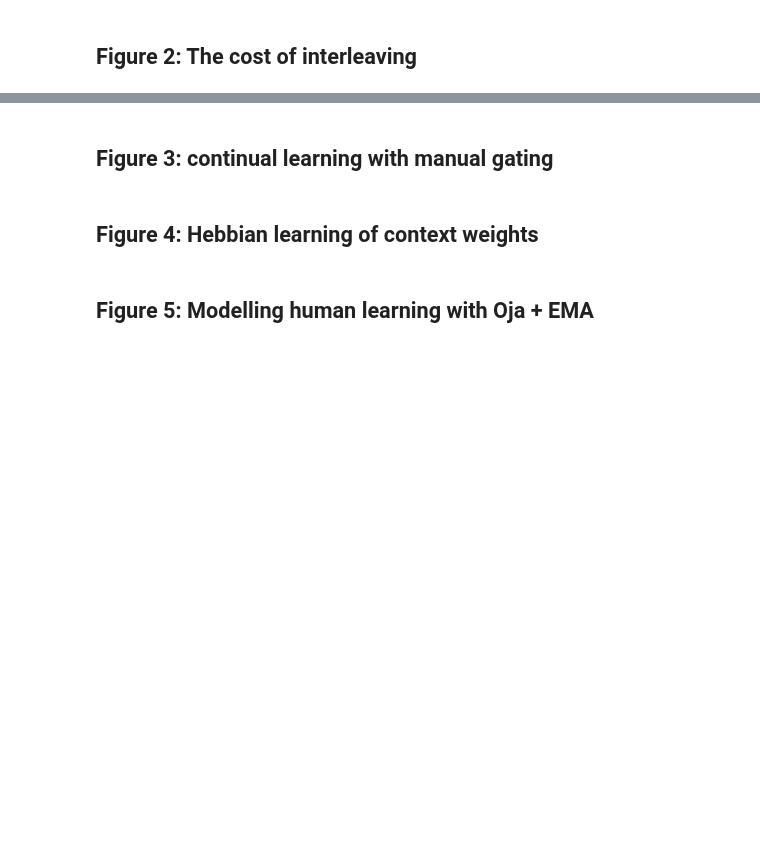
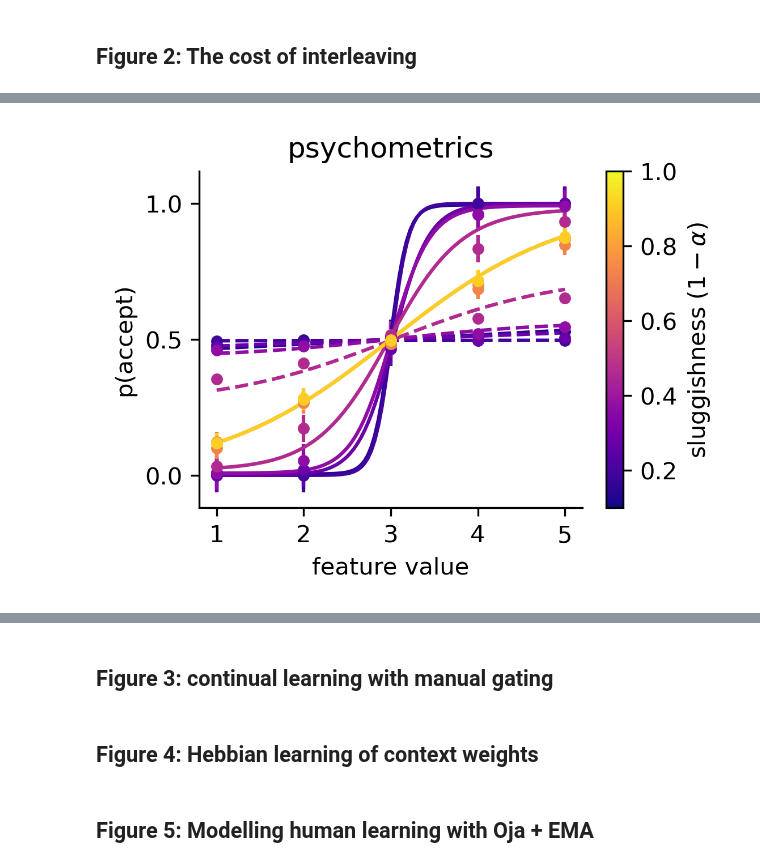
Before and after one commit to summerfieldlab/Flesch_Nagy_etal_HebbCL, a Jupyter notebook: notebooks/paper_figures_scratchpad.ipynb, the cells around one changed output, grey strips where cells are left out. Cells and saved outputs as stored; diff of their text form; code cells hidden in the pictures; blank space fills up the shorter version.

Commit message:
more docstrings and reproduced sluggish runs

```diff
--- a/notebooks/paper_figures_scratchpad.ipynb
+++ b/notebooks/paper_figures_scratchpad.ipynb
@@ -270,6 +159,6 @@ plt.tight_layout()
 # %%
 # sigmoids
-%matplotlib qt
+%matplotlib inline
 sluggish_vals = np.round(np.linspace(0.05,1,20),2)
 alphas_to_plot = [0.05,0.1, 0.2, 0.3, 0.4, 0.7, 1]
 idces = [np.where(alp==sluggish_vals)[0][0] for alp in alphas_to_plot]
@@ -287,40 +176,42 @@ for ii,sv,col in zip(idces,alphas_to_plot,cols):
     corrs_run_b = []
     corrs_run_i = []
     for r in np.arange(0,n_runs):
-        with open('../checkpoints/sluggish_baseline_int_sv'+ str(ii) + '/run_' + str(r) +'/results.pkl','rb') as f:
+        with open('../checkpoints/sluggish_baseline_int_select_sv'+ str(ii) + '/run_' + str(r) +'/results.pkl','rb') as f:
             results = pickle.load(f)
             cc = np.clip(results['all_y_out'][1,:], -709.78, 709.78).astype(np.float64)
             choices = 1/(1+np.exp(-cc))
             cmats_a.append(choices[:25].reshape(5,5))
             cmats_b.append(choices[25:].reshape(5,5))
 
     cmats_a = np.array(cmats_a)
     cmats_b = np.array(cmats_b)
     choices_rel = (cmats_a.mean(2) + cmats_b.mean(1))/2
     choices_irrel = (cmats_a.mean(1) + cmats_b.mean(2))/2
     all_choices_rel.append(choices_rel)
     all_choices_irrel.append(choices_irrel)
 all_choices_rel.reverse()
 all_choices_irrel.reverse()
 for choices_rel,choices_irrel,ii,sv,col in zip(all_choices_rel,all_choices_irrel,idces,alphas_to_plot,cols):
     plt.errorbar(np.arange(5),choices_rel.mean(0),yerr=np.std(choices_rel.mean(0))/np.sqrt(n_runs),marker='o',color=col, linestyle="",markersize=4)
     plt.errorbar(np.arange(5),choices_irrel.mean(0),yerr=np.std(choices_irrel.mean(0))/np.sqrt(n_runs),marker='o',color=col,linestyle="",markersize=4)
 
-    plt.plot(np.linspace(0, 4, 100),eval.sigmoid(np.linspace(-2, 2, 100),*eval.fit_sigmoid(zscore(np.arange(-2, 3)), choices_rel.mean(0))),color=col,linestyle="-")
-    plt.plot(np.linspace(0, 4, 100),eval.sigmoid(np.linspace(-2, 2, 100),*eval.fit_sigmoid(zscore(np.arange(-2, 3)), choices_irrel.mean(0))),color=col,linestyle="--")
+    plt.plot(np.linspace(0, 4, 100),eval.sigmoid(np.linspace(-2, 2, 100),*choicemodel.fit_sigmoid(zscore(np.arange(-2, 3)), choices_rel.mean(0))),color=col,linestyle="-")
+    plt.plot(np.linspace(0, 4, 100),eval.sigmoid(np.linspace(-2, 2, 100),*choicemodel.fit_sigmoid(zscore(np.arange(-2, 3)), choices_irrel.mean(0))),color=col,linestyle="--")
 
     sns.despine()
 cmap = cm.plasma
 norm = colors.Normalize(vmin=0.1, vmax=1)
 
 plt.colorbar(cm.ScalarMappable(norm=norm, cmap=cmap),
               label=r'sluggishness ($1-\alpha$)')
 plt.title('psychometrics')
 plt.xlabel('feature value')
 plt.yticks(ticks=[0,0.5,1])
 plt.xticks(ticks=np.arange(5),labels=[1,2,3,4,5])
 plt.ylabel('p(accept)')
 plt.tight_layout()
+# %% [output]
+[figure, added]
 # %%
 # choice matrices
 # labels: task (1st,2nd) on left, gradient arrow with slugg along x, coloured frames around cmats for clarification, cbar on right with p(choice)
```
Also changed, not shown: parts of 16 cells of this notebook, 2 other files.
